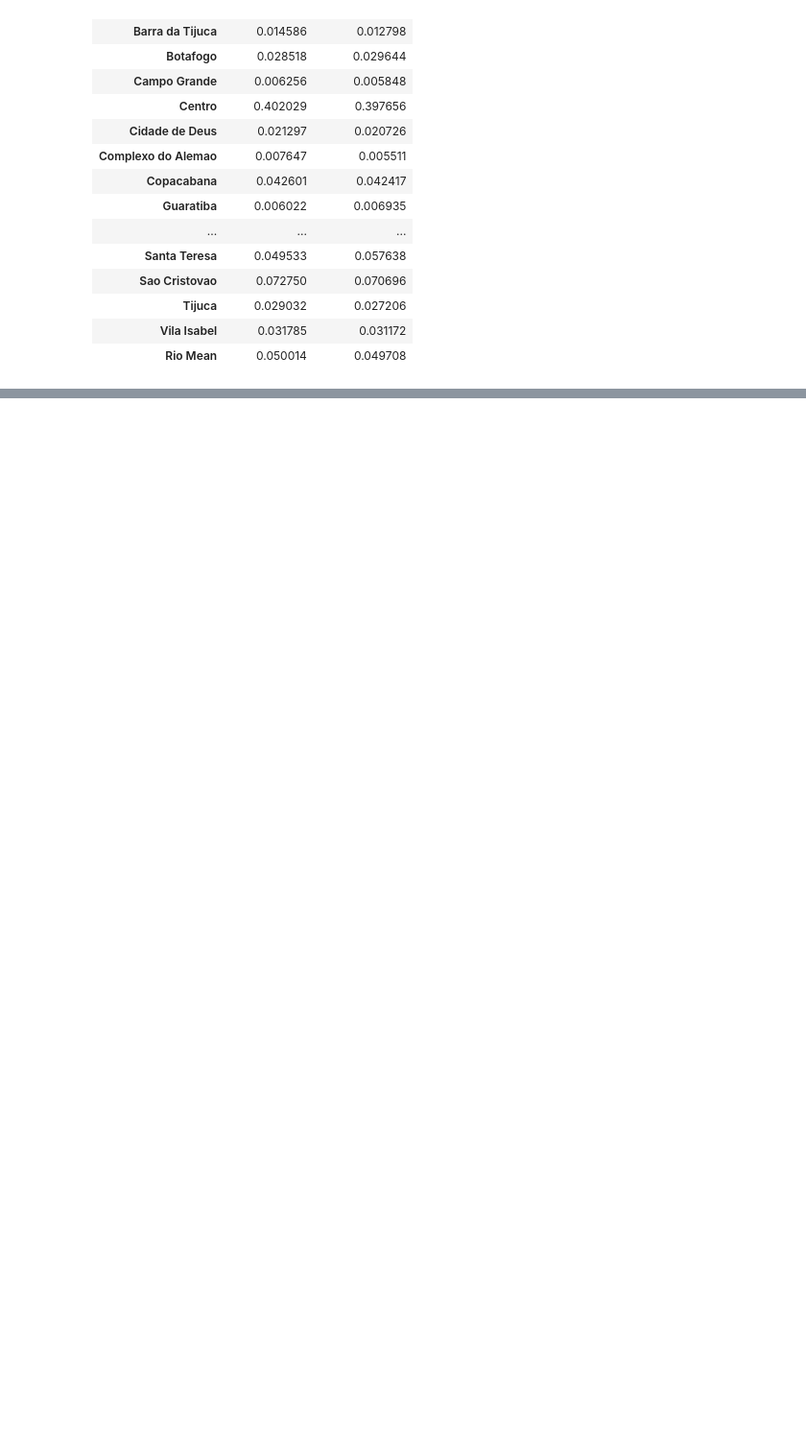
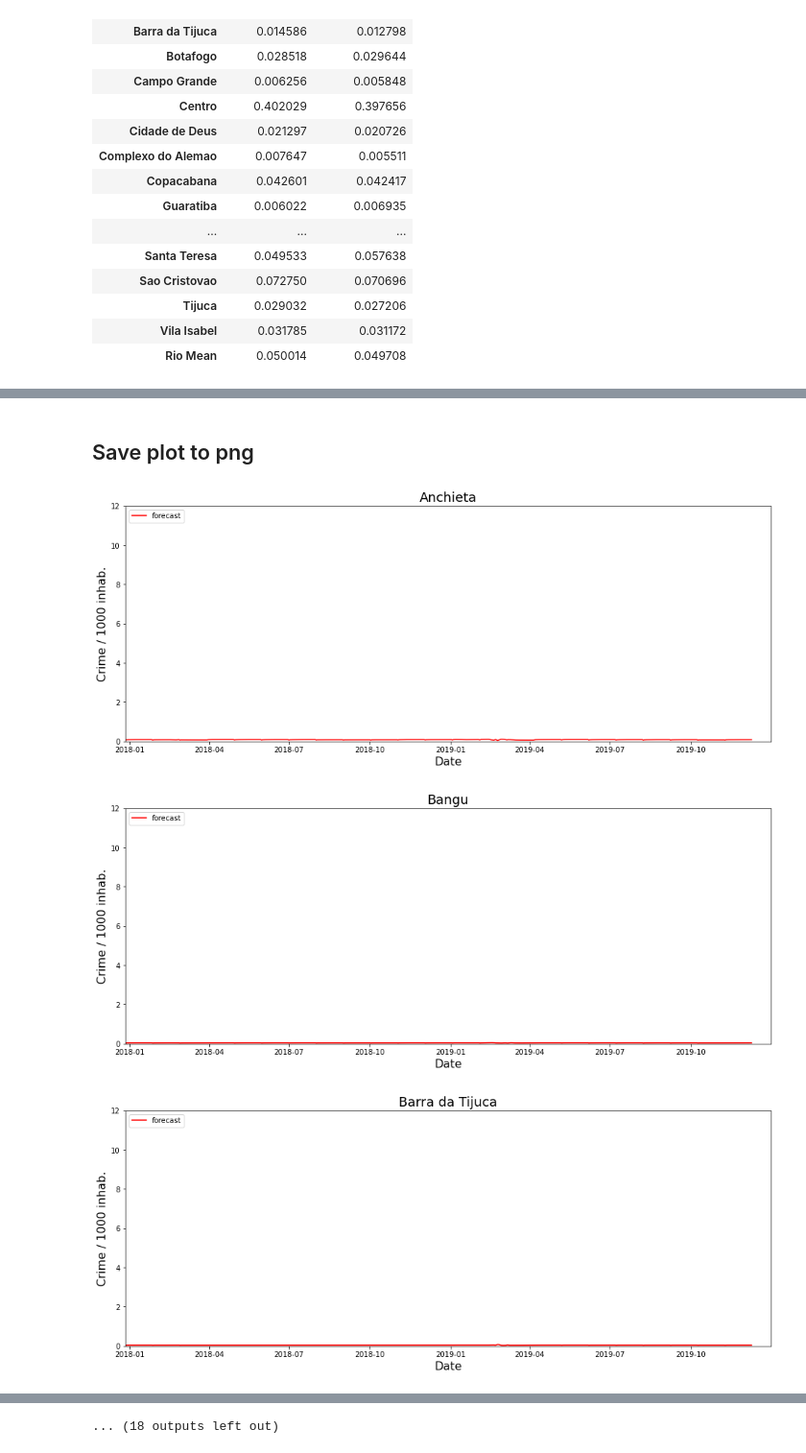
Before and after one commit to black-dalia/event-forecast-rio, a Jupyter notebook: DP_model_testing.ipynb, the cells around one changed output, grey strips where cells are left out. Shown at 96% size. Cells and saved outputs as stored; diff of their text form; code cells hidden in the pictures; blank space fills up the shorter version.

```diff
--- a/DP_model_testing.ipynb
+++ b/DP_model_testing.ipynb
@@ -156,0 +145,25 @@ WARNING:absl:<keras.layers.recurrent.LSTMCell object at 0x...> has the same name
+# %% [markdown]
+## Save plot to png
+# %%
+# save each plot to a figure
+regions = data.drop(columns="Date").columns.tolist()
+
+len_ = int(0.8*data.shape[0])
+test_data = data[len_:]
+baseline = get_baseline_predictions(data)
+y_pred = plot_evaluate_models.compute_pred_test(data,model1,length, prediction_horizon)
+for i,AR in enumerate(regions):
+    plt.figure(figsize=(16,6))
+    #plt.plot(test_data.iloc[length-prediction_horizon:,0],test_data.iloc[length-prediction_horizon:,i+1], c= "blue", label='actual')
+    plt.plot(test_data.iloc[length-prediction_horizon:,0],y_pred.iloc[length-prediction_horizon:,i+1], c="red", label = "forecast")
+    #plt.plot(test_data.iloc[length-prediction_horizon:,0], baseline.iloc[length-prediction_horizon:,i], c="green", linestyle='dashed', label = "baseline")
+    plt.title(AR,fontsize=18)
+    plt.xlabel('Date',fontsize=16)
+    plt.ylabel('Crime / 1000 inhab.', fontsize = 16)
+    plt.legend(loc="upper left")
+    plt.axis([test_data.iloc[length-prediction_horizon:,0].min(), test_data.iloc[length-prediction_horizon:,0].max(), 0, 12])
+    plt.savefig(f'raw_data/plots/plot_{AR}_predonly.png')
+# %% [output]
+[figure, added]
+[figure, added]
+[figure, added]
@@ -156,0 +179 @@ WARNING:absl:<keras.layers.recurrent.LSTMCell object at 0x...> has the same name
+... (18 outputs left out)
```
Also changed, not shown: parts of 38 cells of this notebook, 1 other file.
